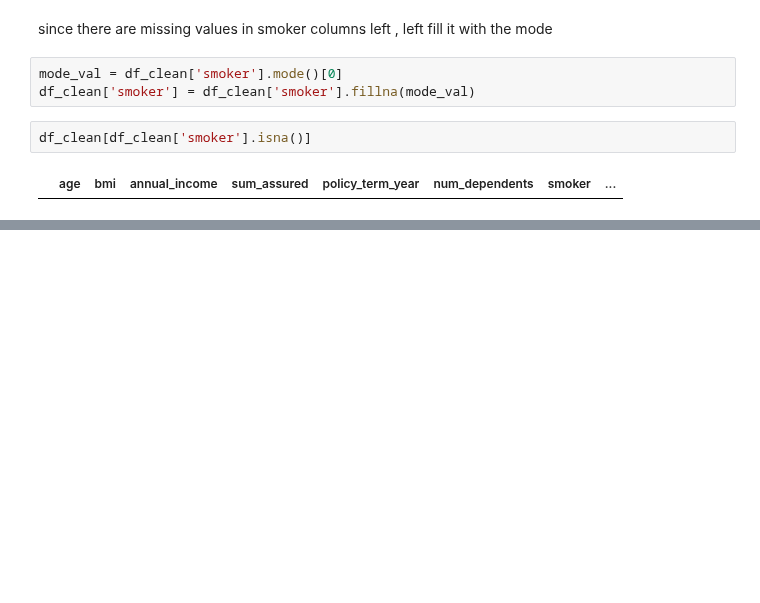
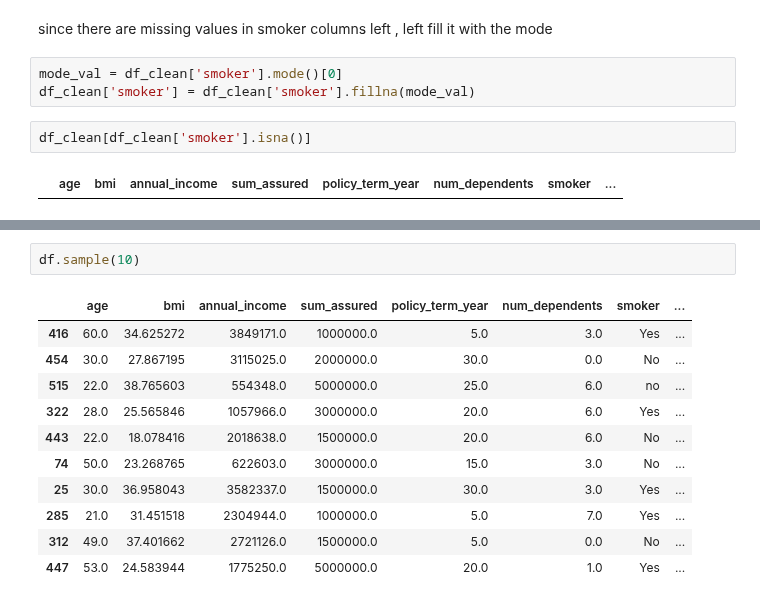
Before and after one commit to kanika10-hub/Life_Insurance_Premium_Prediction, a Jupyter notebook: INSURANCE.ipynb, the cells around one changed output, grey strips where cells are left out. Cells and saved outputs as stored; diff of their text form; blank space fills up the shorter version.

```diff
--- a/INSURANCE.ipynb
+++ b/INSURANCE.ipynb
@@ -797,0 +823,14 @@ NOW THERE ARE NOOOOO NA VALUES
+# %%
+df.sample(10)
+# %% [output]
+|  | age | bmi | annual_income | sum_assured | policy_term_year | num_dependents | smoker | ... |
+| 416 | 60.0 | 34.625272 | 3849171.0 | 1000000.0 | 5.0 | 3.0 | Yes | ... |
+| 454 | 30.0 | 27.867195 | 3115025.0 | 2000000.0 | 30.0 | 0.0 | No | ... |
+| 515 | 22.0 | 38.765603 | 554348.0 | 5000000.0 | 25.0 | 6.0 | no | ... |
+| 322 | 28.0 | 25.565846 | 1057966.0 | 3000000.0 | 20.0 | 6.0 | Yes | ... |
+| 443 | 22.0 | 18.078416 | 2018638.0 | 1500000.0 | 20.0 | 6.0 | No | ... |
+| 74 | 50.0 | 23.268765 | 622603.0 | 3000000.0 | 15.0 | 3.0 | No | ... |
+| 25 | 30.0 | 36.958043 | 3582337.0 | 1500000.0 | 30.0 | 3.0 | Yes | ... |
+| 285 | 21.0 | 31.451518 | 2304944.0 | 1000000.0 | 5.0 | 7.0 | Yes | ... |
+| 312 | 49.0 | 37.401662 | 2721126.0 | 1500000.0 | 5.0 | 0.0 | No | ... |
+| 447 | 53.0 | 24.583944 | 1775250.0 | 5000000.0 | 20.0 | 1.0 | Yes | ... |
```
Also changed, not shown: parts of 13 cells of this notebook.
